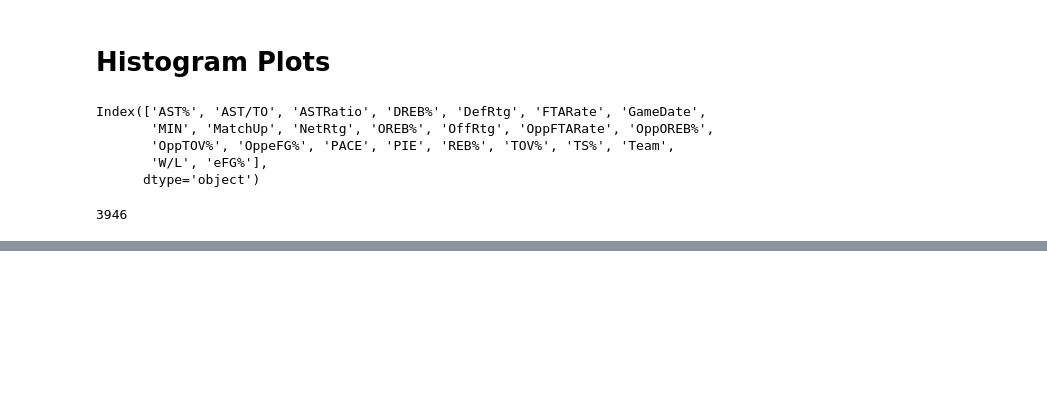
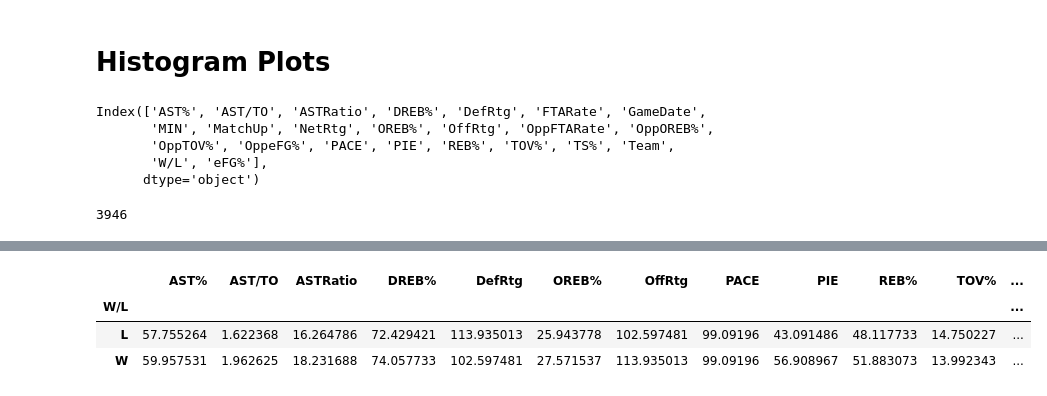
Before and after one commit to charlehl/project-three-nba-predict, a Jupyter notebook: exploratory/nba_scrape.ipynb, the cells around one changed output, grey strips where cells are left out. Saved outputs shown, nothing was run; the diff lists cells and outputs as text; code cells hidden in the pictures; blank space fills up the shorter version.

```diff
--- a/exploratory/nba_scrape.ipynb
+++ b/exploratory/nba_scrape.ipynb
@@ -924,0 +998,43 @@ len(result)
+# %%
+def update_nba_stats():
+    # create mongo db connection
+    conn = 'mongodb://localhost:27017'
+    client = pymongo.MongoClient(conn)
+    # connect to my nba data db
+    db = client.nba_data_db
+    # Get training data
+    temp = db.training_data.find()
+    temp = list(temp)
+    for i in temp:
+        i.pop('_id', None)
+    df_train = pd.DataFrame(temp)
+    # Get training data
+    temp = db.testing_data.find()
+    temp = list(temp)
+    for i in temp:
+        i.pop('_id', None)
+    df_test = pd.DataFrame(temp)
+    df_winloss = pd.concat([df_train, df_test])
+    df_winloss = df_winloss.groupby(['W/L'])['AST%', 'AST/TO', 'ASTRatio', 'DREB%',
+                                     'DefRtg','OREB%', 'OffRtg', 'PACE',
+                                     'PIE', 'REB%', 'TOV%','TS%',
+                                     'eFG%', 'FTARate', 'OppFTARate', 'OppOREB%',
+                                     'OppTOV%', 'OppeFG%'].mean()
+    df_winloss.reset_index()
+    db.nba_stats_data.drop()
+    # export to json
+    items = df_winloss.to_json(orient='records')
+    # load json string to json
+    items_db = json.loads(items)
+    # insert data to collection
+    db.nba_stats_data.insert_many(items_db)
+    return(df_winloss)
+# %%
+my_df = update_nba_stats()
+# %%
+my_df.head()
+# %% [output]
+|  | AST% | AST/TO | ASTRatio | DREB% | DefRtg | OREB% | OffRtg | PACE | PIE | REB% | TOV% | ... |
+| W/L |  |  |  |  |  |  |  |  |  |  |  | ... |
+| L | 57.755264 | 1.622368 | 16.264786 | 72.429421 | 113.935013 | 25.943778 | 102.597481 | 99.09196 | 43.091486 | 48.117733 | 14.750227 | ... |
+| W | 59.957531 | 1.962625 | 18.231688 | 74.057733 | 102.597481 | 27.571537 | 113.935013 | 99.09196 | 56.908967 | 51.883073 | 13.992343 | ... |
```
Also changed, not shown: parts of 10 cells of this notebook, 10 other files.
